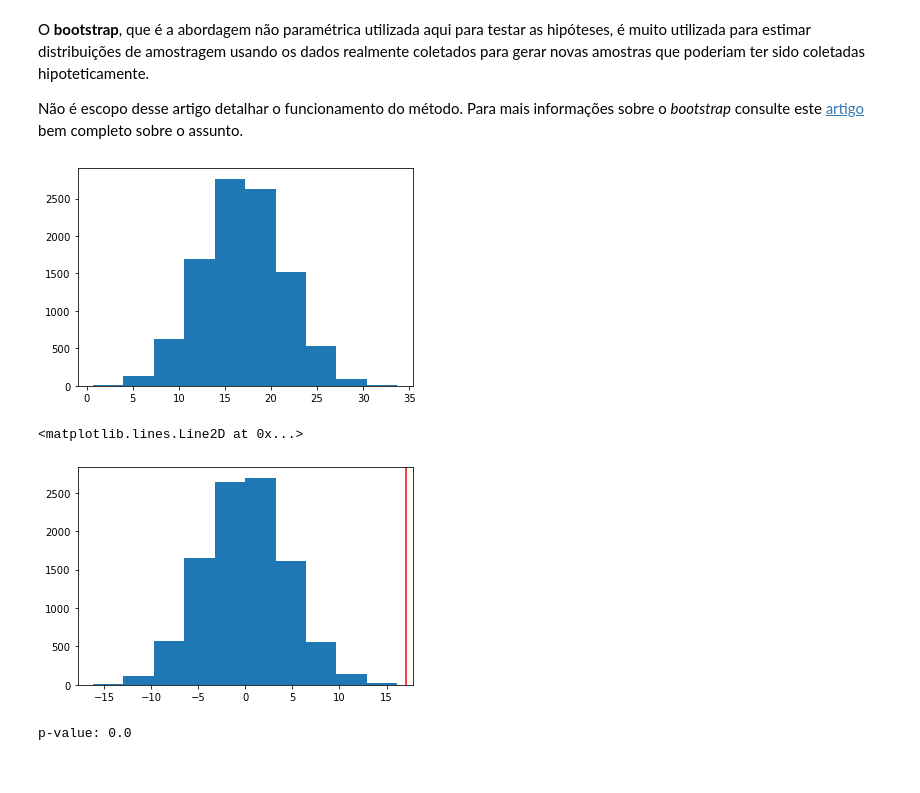
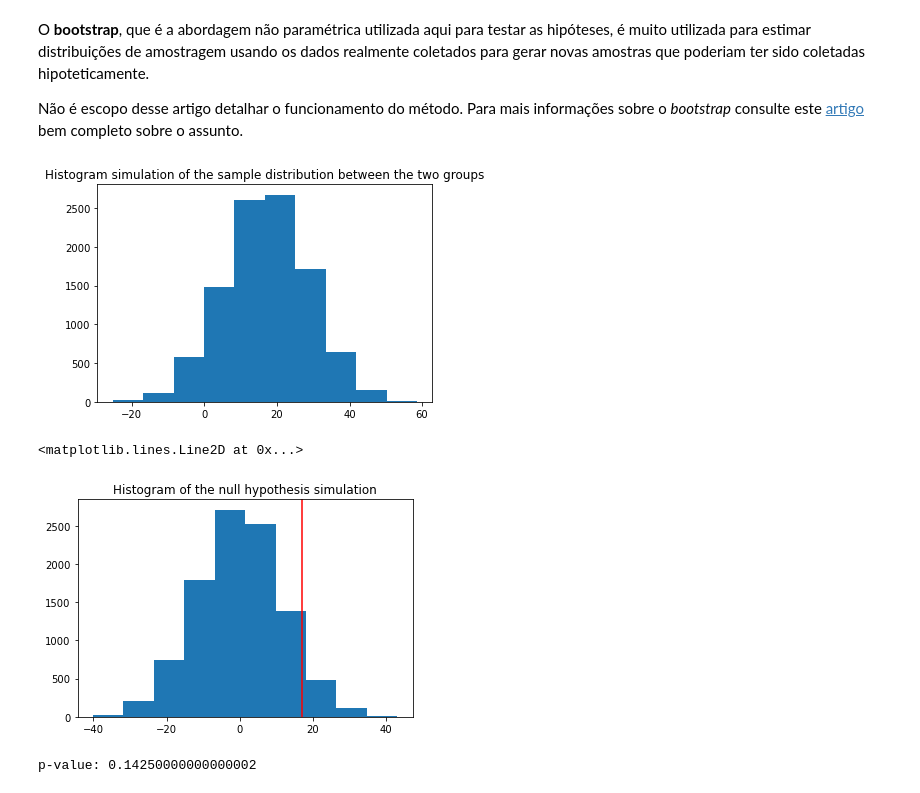
Before and after one commit to vitorbeltrao/A-B-test, a Jupyter notebook: AB_test.ipynb, the cells around one changed output. Saved outputs shown, nothing was run; the diff lists cells and outputs as text; code cells hidden in the pictures.

```diff
--- a/AB_test.ipynb
+++ b/AB_test.ipynb
@@ -164,7 +166,7 @@ Meu conselho, se você tiver tempo, utilize mais de uma abordagem e compare. É
 diffs = []
 
 for i in range(10000):
-    bootstrap = df.sample(n=200, replace=True)
+    bootstrap = df.sample(n=df.shape[0], replace=True)
     bootstrap_mean_control_cookies = np.mean(bootstrap['Control Cookies'])
     bootstrap_mean_exp_cookies = np.mean(bootstrap['Experiment Cookies'])
     diffs.append(bootstrap_mean_exp_cookies - bootstrap_mean_control_cookies)
@@ -174,19 +176,21 @@ O **bootstrap**, que é a abordagem não paramétrica utilizada aqui para testar
 Não é escopo desse artigo detalhar o funcionamento do método. Para mais informações sobre o *bootstrap* consulte este [artigo](https://towardsdatascience.com/an-introduction-to-the-bootstrap-method-58bcb51b4d60) bem completo sobre o assunto.
 # %%
 # Lets see the result in a histogram
+plt.title('Histogram simulation of the sample distribution between the two groups')
 plt.hist(diffs);
 # %% [output]
-[figure, old version]
+[figure, new version]
 # %%
 # Let's simulate the null hypothesis
 null_hypothesis = np.random.normal(loc=0, scale=np.std(diffs), size=len(diffs))
 
 # Lets see the null hypothesis in a histogram
+plt.title('Histogram of the null hypothesis simulation')
 plt.hist(null_hypothesis);
 plt.axvline(x=diff, color='red')
 # %% [output]
 <matplotlib.lines.Line2D at 0x...>
-[figure, old version]
+[figure, new version]
 # %%
 # Let's find our pvalue
 upper_bound = diff
@@ -194,4 +198,4 @@ lower_bound = 0 - (diff - 0)
 p_val = (null_hypothesis > upper_bound).mean() + (null_hypothesis < lower_bound).mean()
 print('p-value:', p_val)
 # %% [output]
-p-value: 0.0
+p-value: 0.14250000000000002
```
Also changed, not shown: parts of 24 cells of this notebook.
